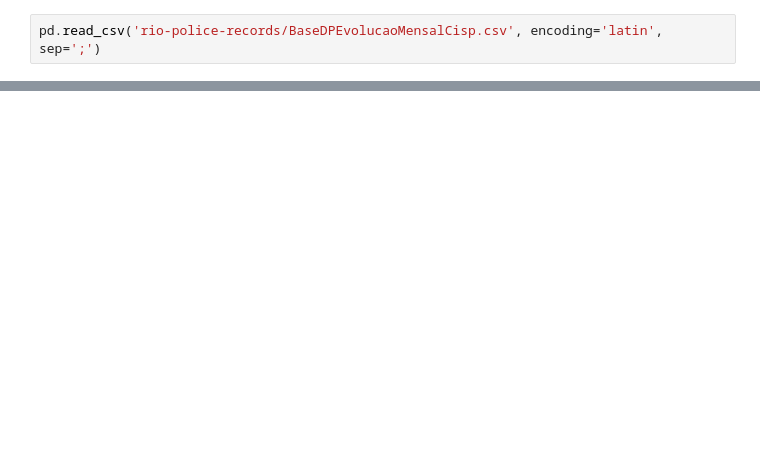
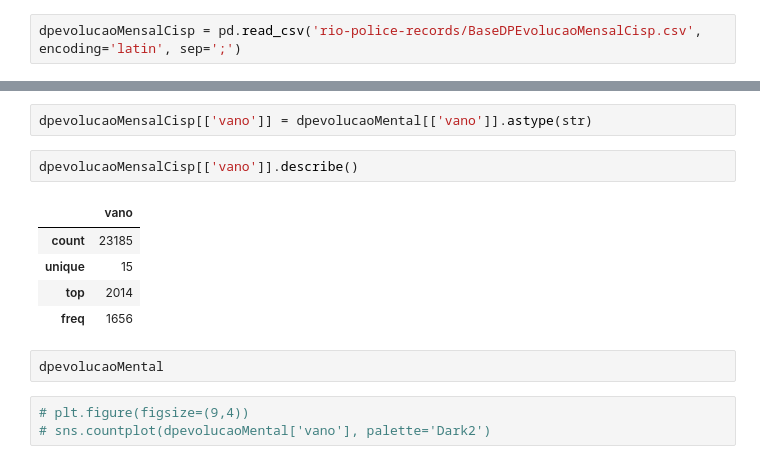
Before and after one commit to julianosilva23/SVM_LearningMachine, a Jupyter notebook: SVM - police records.ipynb, the cells around one changed output, grey strips where cells are left out. Saved outputs shown, nothing was run; the diff lists cells and outputs as text; blank space fills up the shorter version.

```diff
--- a/SVM - police records.ipynb
+++ b/SVM - police records.ipynb
@@ -4,2 +6,2 @@ import numpy as np
 # %%
-pd.read_csv('rio-police-records/BaseDPEvolucaoMensalCisp.csv', encoding='latin', sep=';')
+dpevolucaoMensalCisp = pd.read_csv('rio-police-records/BaseDPEvolucaoMensalCisp.csv', encoding='latin', sep=';')
@@ -66,0 +32,15 @@ pd.read_csv('rio-police-records/delegacias.csv', encoding='utf-8', sep=';')
+# %%
+dpevolucaoMensalCisp[['vano']] = dpevolucaoMental[['vano']].astype(str)
+# %%
+dpevolucaoMensalCisp[['vano']].describe()
+# %% [output]
+|  | vano |
+| count | 23185 |
+| unique | 15 |
+| top | 2014 |
+| freq | 1656 |
+# %%
+dpevolucaoMental
+# %%
+# plt.figure(figsize=(9,4))
+# sns.countplot(dpevolucaoMental['vano'], palette='Dark2')
```
Also changed, not shown: parts of 15 cells of this notebook.
